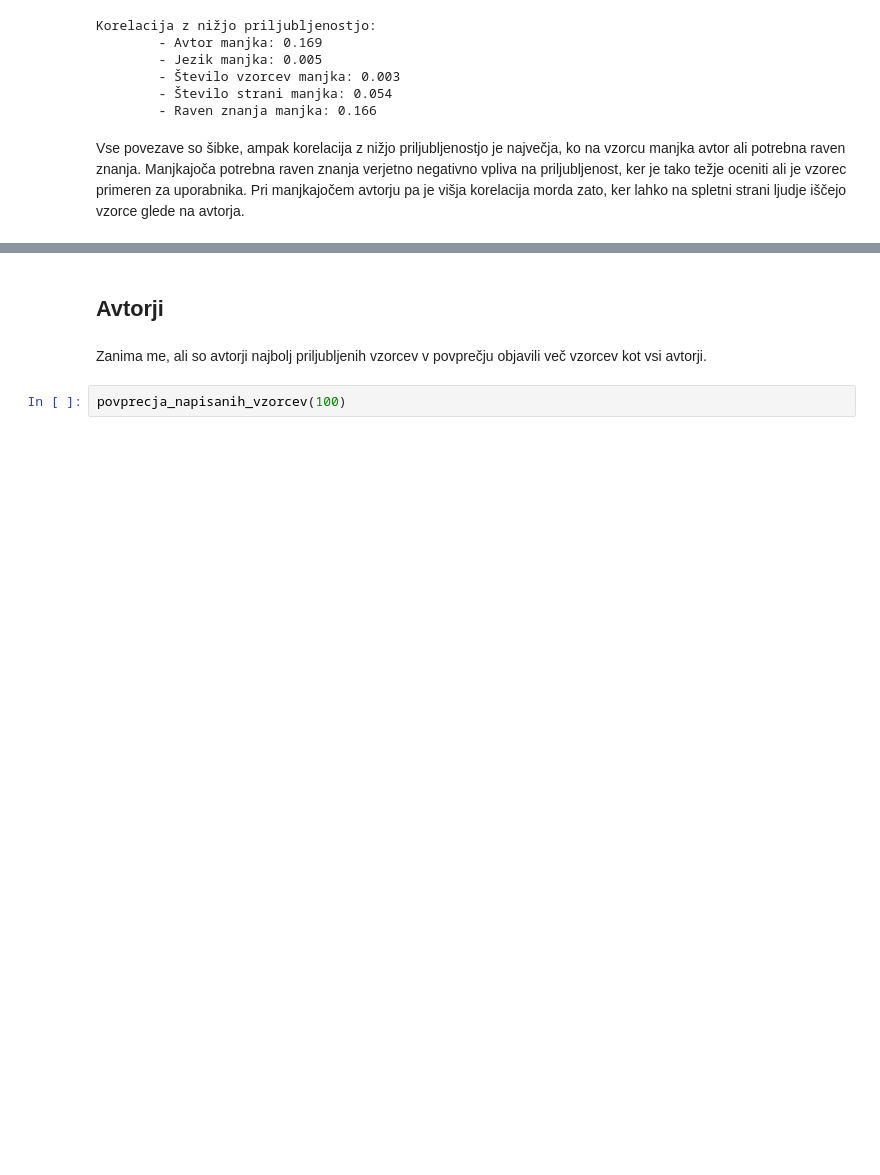
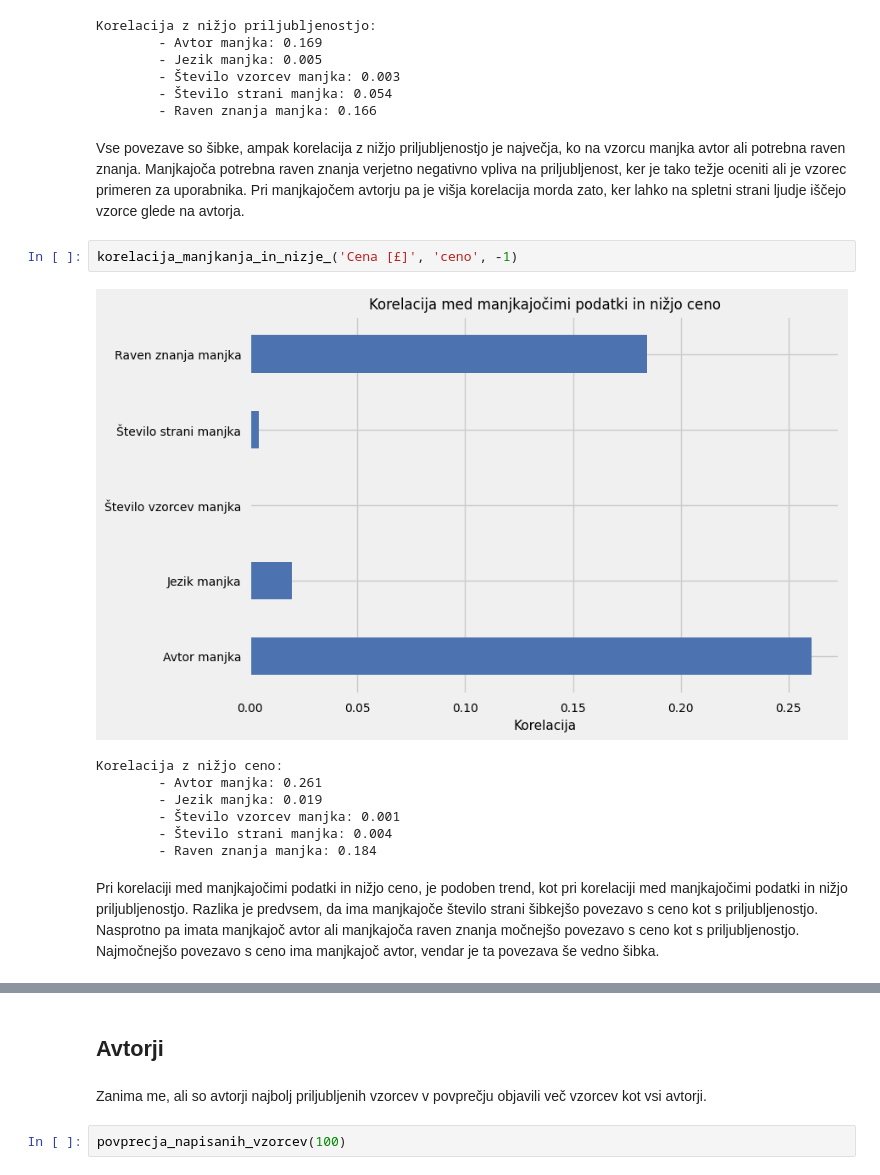
Before and after one commit to kanisaja/uvp-projektna-naloga, a Jupyter notebook: analiza_in_csv/analiza_vzorcev.ipynb, the cells around one changed output, grey strips where cells are left out. Cells and saved outputs as stored; diff of their text form; blank space fills up the shorter version.

```diff
--- a/analiza_in_csv/analiza_vzorcev.ipynb
+++ b/analiza_in_csv/analiza_vzorcev.ipynb
@@ -50,3 +55,15 @@ Korelacija z nižjo priljubljenostjo:
         - Raven znanja manjka: 0.166
 # %% [markdown]
 Vse povezave so šibke, ampak korelacija z nižjo priljubljenostjo je največja, ko na vzorcu manjka avtor ali potrebna raven znanja. Manjkajoča potrebna raven znanja verjetno negativno vpliva na priljubljenost, ker je tako težje oceniti ali je vzorec primeren za uporabnika. Pri manjkajočem avtorju pa je višja korelacija morda zato, ker lahko na spletni strani ljudje iščejo vzorce glede na avtorja.
+# %%
+korelacija_manjkanja_in_nizje_('Cena [£]', 'ceno', -1)
+# %% [output]
+[figure, added]
+Korelacija z nižjo ceno:
+        - Avtor manjka: 0.261
+        - Jezik manjka: 0.019
+        - Število vzorcev manjka: 0.001
+        - Število strani manjka: 0.004
+        - Raven znanja manjka: 0.184
+# %% [markdown]
+Pri korelaciji med manjkajočimi podatki in nižjo ceno, je podoben trend, kot pri korelaciji med manjkajočimi podatki in nižjo priljubljenostjo. Razlika je predvsem, da ima manjkajoče število strani šibkejšo povezavo s ceno kot s priljubljenostjo. Nasprotno pa imata manjkajoč avtor ali manjkajoča raven znanja močnejšo povezavo s ceno kot s priljubljenostjo. Najmočnejšo povezavo s ceno ima manjkajoč avtor, vendar je ta povezava še vedno šibka.
```
Also changed, not shown: parts of 13 cells of this notebook, 1 other file.
